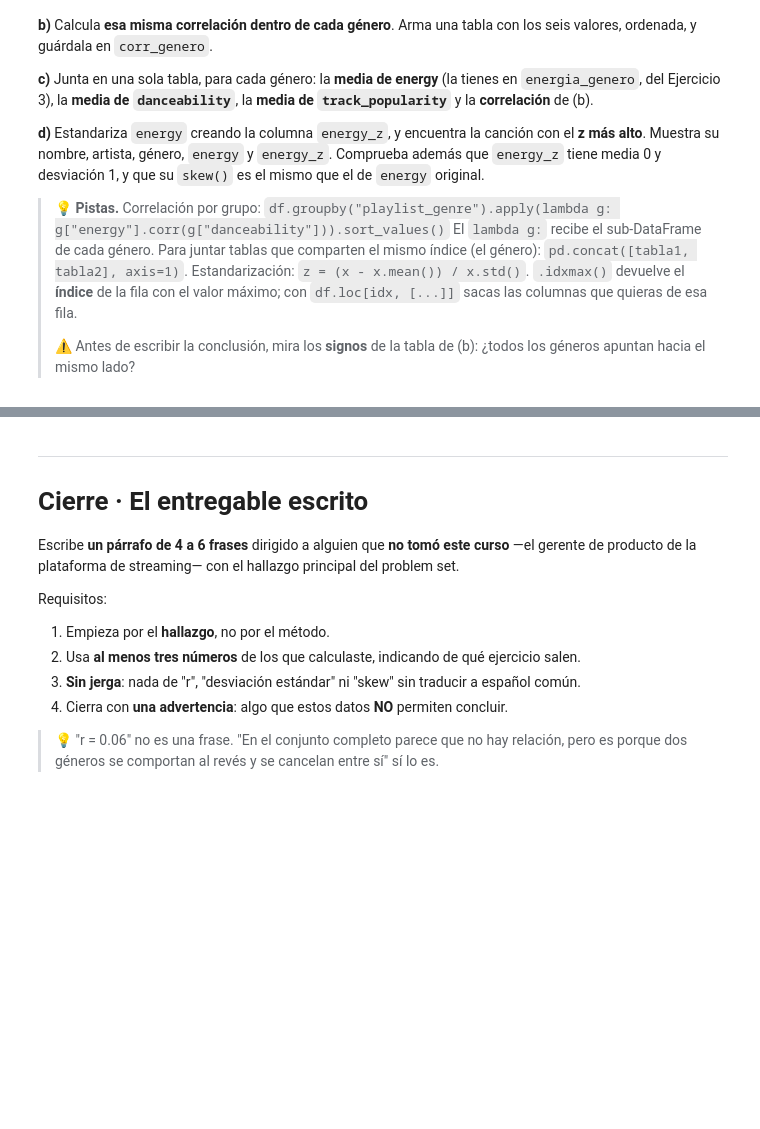
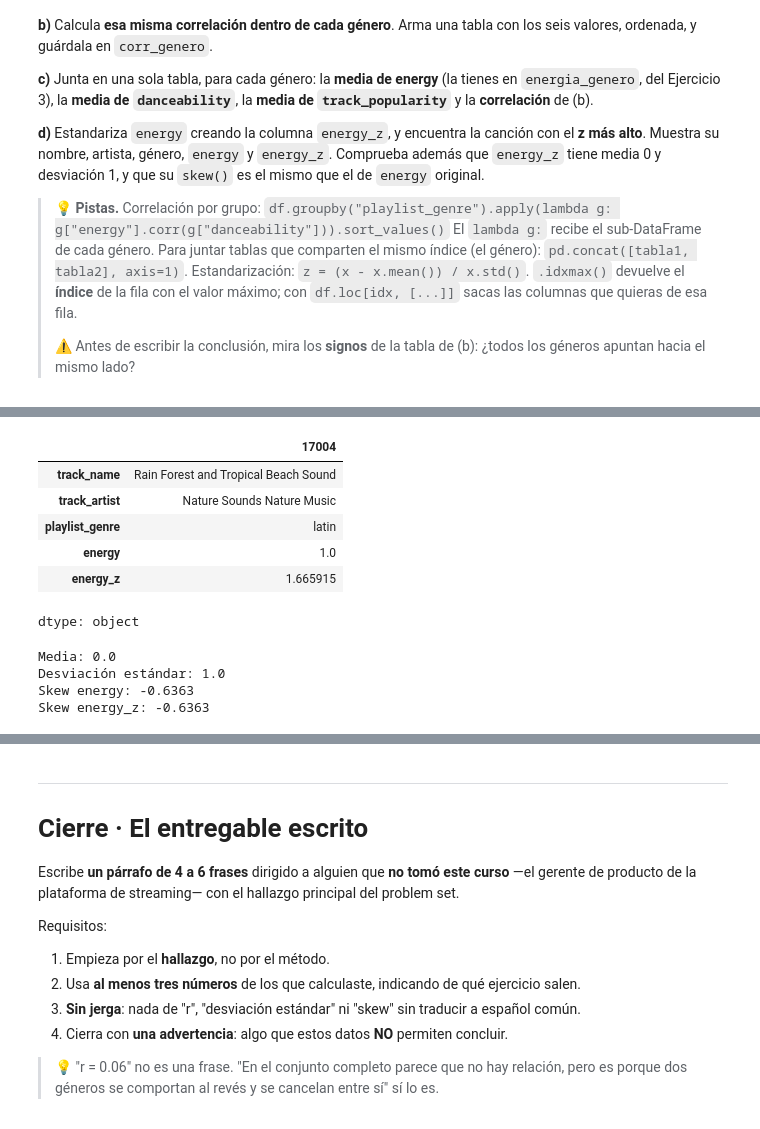
Before and after one commit to syltaer-utp/s100-tareas, a Jupyter notebook: S100_PS1_Aparicio.ipynb, the cells around one changed output, grey strips where cells are left out. Saved outputs shown, nothing was run; the diff lists cells and outputs as text; code cells hidden in the pictures; blank space fills up the shorter version.

```diff
--- a/S100_PS1_Aparicio.ipynb
+++ b/S100_PS1_Aparicio.ipynb
@@ -473,5 +505,32 @@ print(corr_genero)
 # %%
 # d) Estandarización de energy y canción más extrema
+df["energy_z"] = (df["energy"] - df["energy"].mean()) / df["energy"].std()
+idx = df["energy_z"].idxmax()
+df.loc[idx, [
+    "track_name",
+    "track_artist",
+    "playlist_genre",
+    "energy",
+    "energy_z"
+]]
+# %% [output]
+|  | 17004 |
+| track_name | Rain Forest and Tropical Beach Sound |
+| track_artist | Nature Sounds Nature Music |
+| playlist_genre | latin |
+| energy | 1.0 |
+| energy_z | 1.665915 |
+dtype: object
+# %%
+print("Media:", round(df["energy_z"].mean(),4))
+print("Desviación estándar:", round(df["energy_z"].std(),4))
+print("Skew energy:", round(df["energy"].skew(),4))
+print("Skew energy_z:", round(df["energy_z"].skew(),4))
+# %% [output]
+Media: 0.0
+Desviación estándar: 1.0
+Skew energy: -0.6363
+Skew energy_z: -0.6363
 # %% [markdown]
 ### 📝 Tu respuesta — Ejercicio 5
 
```
Also changed, not shown: parts of 4 cells of this notebook.
